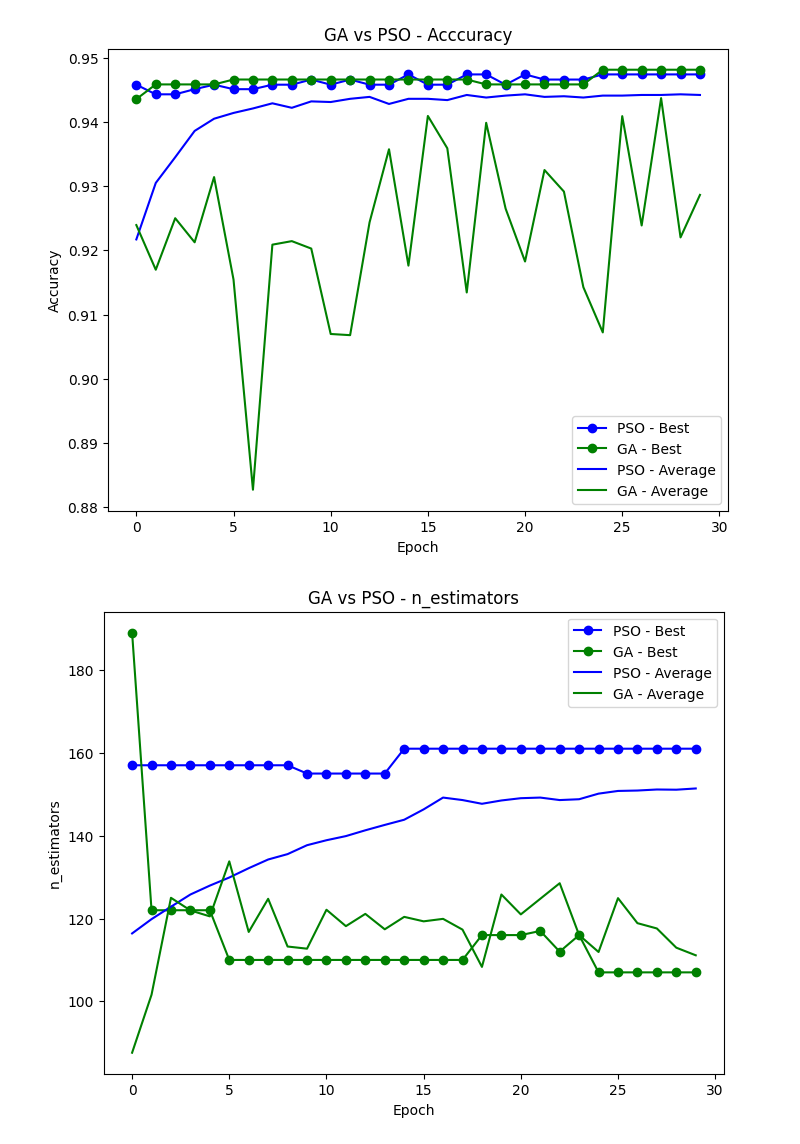
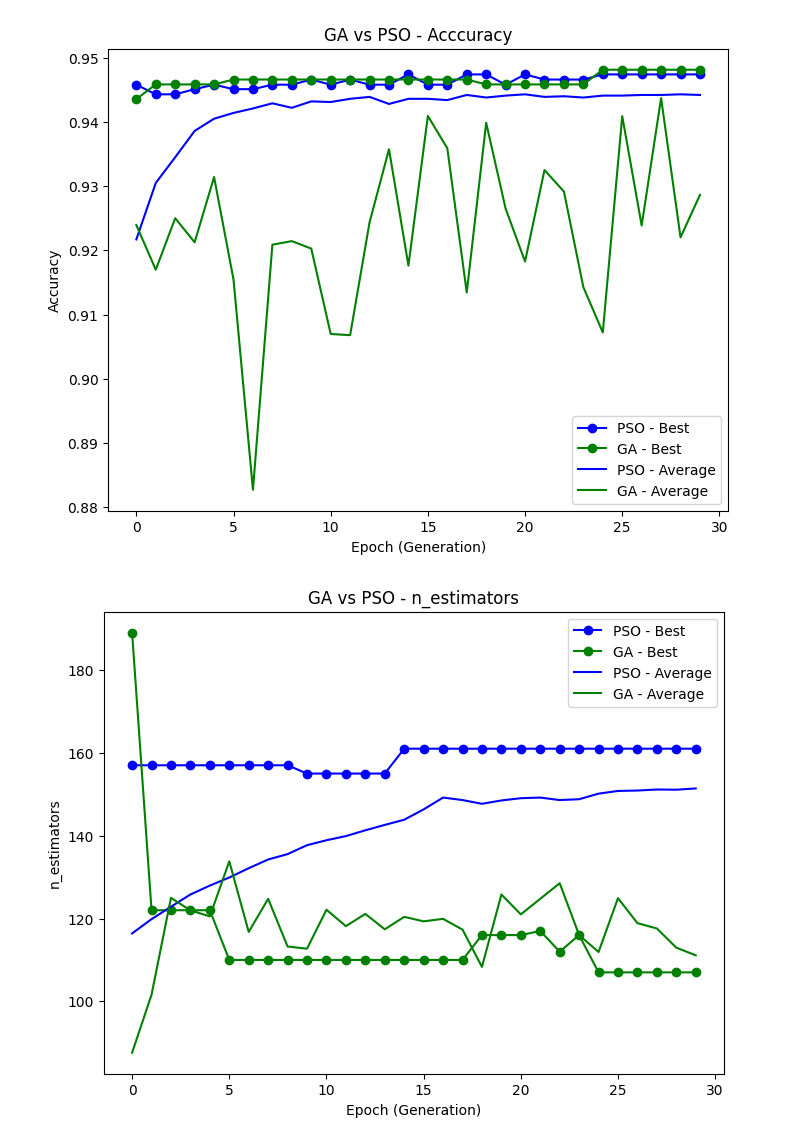
Before and after one commit to COSC-420-527-Project-Group/Bio-Inspired-Optimization, a Jupyter notebook: generate_graphs.ipynb, the cells around one changed output. Drawn from its saved outputs; the diff is of its cells as text; code cells hidden in the pictures.

Commit message:
modify x label on plots

```diff
--- a/generate_graphs.ipynb
+++ b/generate_graphs.ipynb
@@ -7,16 +7,16 @@ ga_data = pd.read_csv('GA/GA_data/RF_LEAP_GA_25_results.csv')
 # %%
 plt.figure(figsize=(8,6))
 plt.plot(pso_data['Epoch'][:30], pso_data['Best_Accuracy'][:30], marker='o', color='blue', label='PSO - Best')
 plt.plot(ga_data['Generation'], ga_data['Best_Accuracy'], marker='o', color='green', label='GA - Best')
 plt.plot(pso_data['Epoch'][:30], pso_data['Average_Accuracy'][:30], color='blue', label='PSO - Average')
 plt.plot(ga_data['Generation'], ga_data['Average_Accuracy'], color='green', label='GA - Average')
-plt.xlabel('Epoch')
+plt.xlabel('Epoch (Generation)')
 plt.ylabel('Accuracy')
 plt.title('GA vs PSO - Acccuracy')
 plt.legend()
 plt.show()
 # %% [output]
-[figure, old version]
+[figure, new version]
 # %%
 plt.figure(figsize=(8,6))
 plt.plot(pso_data['Epoch'][:30], pso_data['Best_n_estimators'][:30], marker='o', color='blue', label='PSO - Best')
@@ -26,10 +26,10 @@ plt.plot(ga_data['Generation'], ga_data['Avg_n_estimators'], color='green', labe
 plt.legend()
 plt.title('GA vs PSO - n_estimators')
 plt.ylabel('n_estimators')
-plt.xlabel('Epoch')
+plt.xlabel('Epoch (Generation)')
 plt.show()
 # %% [output]
-[figure, old version]
+[figure, new version]
 # %%
 plt.figure(figsize=(8,6))
 plt.plot(pso_data['Epoch'][:30], pso_data['Best_max_depth'][:30], marker='o', color='blue', label='PSO - Best')
```
Also changed, not shown: parts of 1 cell of this notebook, 3 other files.
